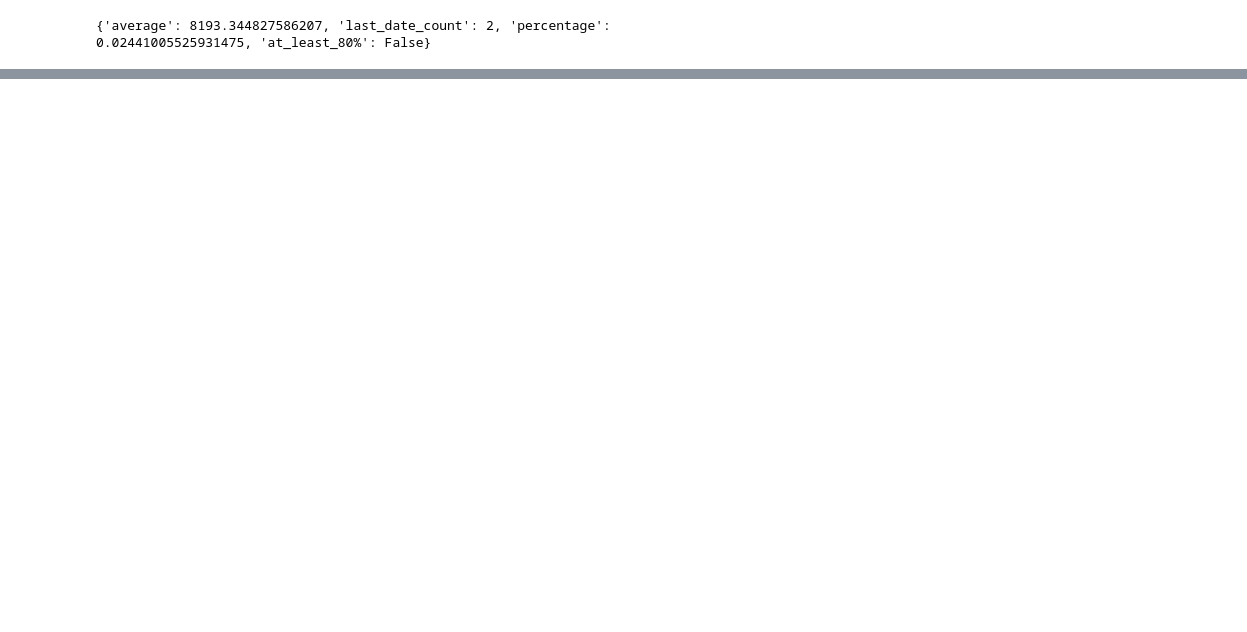
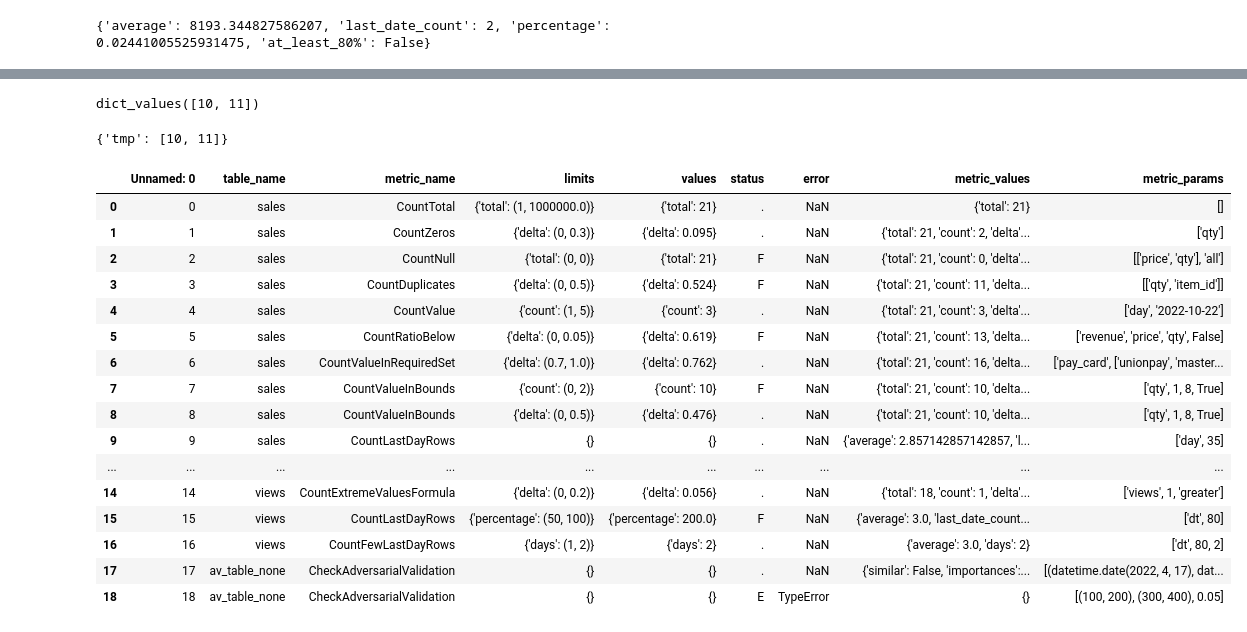
Before and after one commit to SimulatorML/Pure-Data, a Jupyter notebook: examples/simple_example.ipynb, the cells around one changed output, grey strips where cells are left out. Cells and saved outputs as stored; diff of their text form; code cells hidden in the pictures; blank space fills up the shorter version.

```diff
--- a/examples/simple_example.ipynb
+++ b/examples/simple_example.ipynb
@@ -206,0 +315,4 @@ print(metric_result)
+# %%
+print(d.values())
+# %% [output]
+dict_values([10, 11])
@@ -206,0 +322,24 @@ print(metric_result)
+# %%
+tt
+# %% [output]
+{'tmp': [10, 11]}
+# %%
+pd.read_csv('/home/tatyana/PycharmProjects/Pure-Data/pure/tests/expected.csv')
+# %% [output]
+|  | Unnamed: 0 | table_name | metric_name | limits | values | status | error | metric_values | metric_params |
+| 0 | 0 | sales | CountTotal | {'total': (1, 1000000.0)} | {'total': 21} | . | NaN | {'total': 21} | [] |
+| 1 | 1 | sales | CountZeros | {'delta': (0, 0.3)} | {'delta': 0.095} | . | NaN | {'total': 21, 'count': 2, 'delta'... | ['qty'] |
+| 2 | 2 | sales | CountNull | {'total': (0, 0)} | {'total': 21} | F | NaN | {'total': 21, 'count': 0, 'delta'... | [['price', 'qty'], 'all'] |
+| 3 | 3 | sales | CountDuplicates | {'delta': (0, 0.5)} | {'delta': 0.524} | F | NaN | {'total': 21, 'count': 11, 'delta... | [['qty', 'item_id']] |
+| 4 | 4 | sales | CountValue | {'count': (1, 5)} | {'count': 3} | . | NaN | {'total': 21, 'count': 3, 'delta'... | ['day', '2022-10-22'] |
+| 5 | 5 | sales | CountRatioBelow | {'delta': (0, 0.05)} | {'delta': 0.619} | F | NaN | {'total': 21, 'count': 13, 'delta... | ['revenue', 'price', 'qty', False] |
+| 6 | 6 | sales | CountValueInRequiredSet | {'delta': (0.7, 1.0)} | {'delta': 0.762} | . | NaN | {'total': 21, 'count': 16, 'delta... | ['pay_card', ['unionpay', 'master... |
+| 7 | 7 | sales | CountValueInBounds | {'count': (0, 2)} | {'count': 10} | F | NaN | {'total': 21, 'count': 10, 'delta... | ['qty', 1, 8, True] |
+| 8 | 8 | sales | CountValueInBounds | {'delta': (0, 0.5)} | {'delta': 0.476} | . | NaN | {'total': 21, 'count': 10, 'delta... | ['qty', 1, 8, True] |
+| 9 | 9 | sales | CountLastDayRows | {} | {} | . | NaN | {'average': 2.857142857142857, 'l... | ['day', 35] |
+| ... | ... | ... | ... | ... | ... | ... | ... | ... | ... |
+| 14 | 14 | views | CountExtremeValuesFormula | {'delta': (0, 0.2)} | {'delta': 0.056} | . | NaN | {'total': 18, 'count': 1, 'delta'... | ['views', 1, 'greater'] |
+| 15 | 15 | views | CountLastDayRows | {'percentage': (50, 100)} | {'percentage': 200.0} | F | NaN | {'average': 3.0, 'last_date_count... | ['dt', 80] |
+| 16 | 16 | views | CountFewLastDayRows | {'days': (1, 2)} | {'days': 2} | . | NaN | {'average': 3.0, 'days': 2} | ['dt', 80, 2] |
+| 17 | 17 | av_table_none | CheckAdversarialValidation | {} | {} | . | NaN | {'similar': False, 'importances':... | [(datetime.date(2022, 4, 17), dat... |
+| 18 | 18 | av_table_none | CheckAdversarialValidation | {} | {} | E | TypeError | {} | [(100, 200), (300, 400), 0.05] |
```
Also changed, not shown: parts of 13 cells of this notebook.
